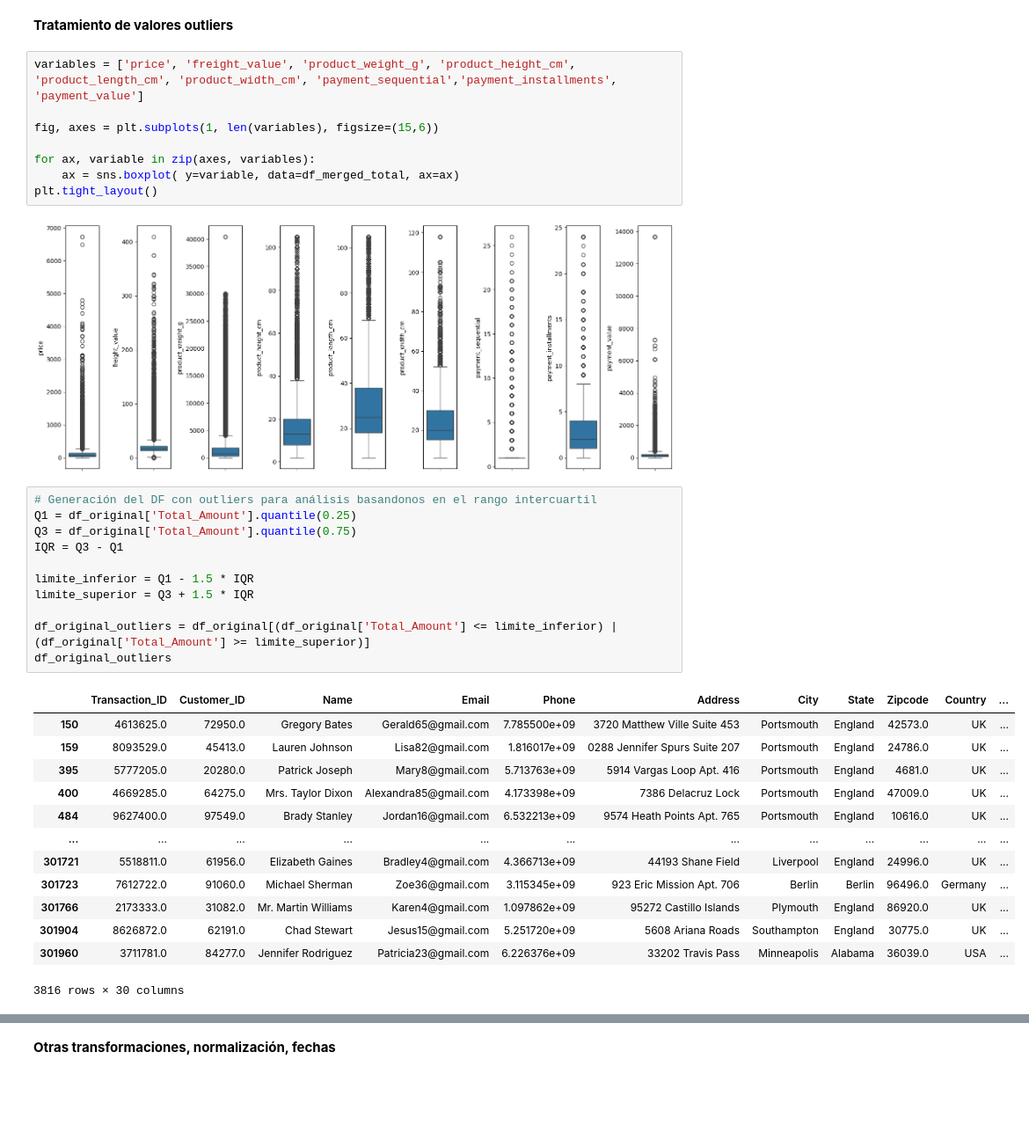
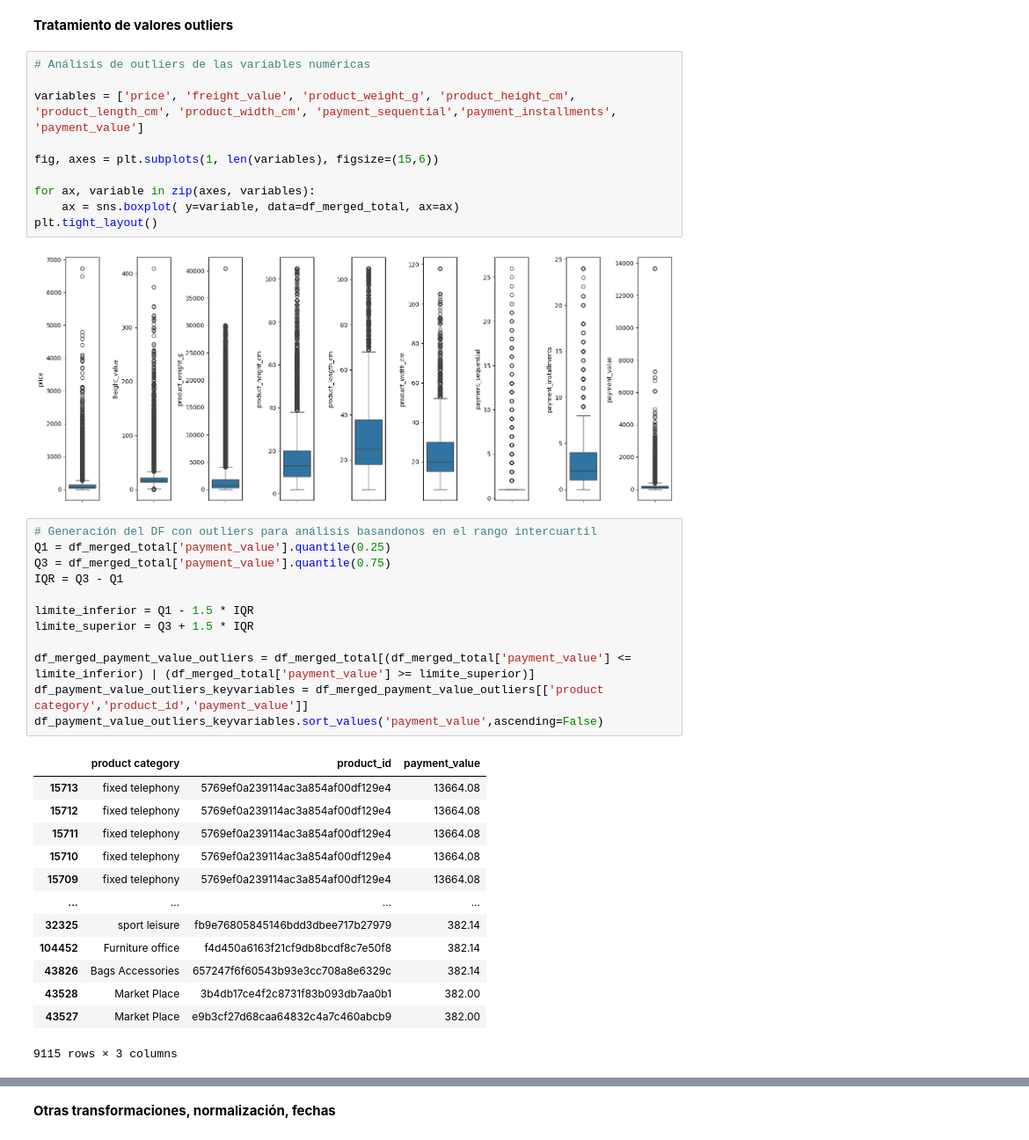
Before and after one commit to nicobotti91/coderds, a Jupyter notebook: etapas_basicas_dsii_botti_1er_entrega_testDSI.ipynb, the cells around one changed output, grey strips where cells are left out. Shown at 88% size. Drawn from its saved outputs; the diff is of its cells as text; blank space fills up the shorter version.

```diff
--- a/etapas_basicas_dsii_botti_1er_entrega_testDSI.ipynb
+++ b/etapas_basicas_dsii_botti_1er_entrega_testDSI.ipynb
@@ -386,6 +408,8 @@ df_merged_total = df_merged_total.dropna()
 # %% [markdown]
 **Tratamiento de valores outliers**
 # %%
+# Análisis de outliers de las variables numéricas
+
 variables = ['price', 'freight_value', 'product_weight_g', 'product_height_cm', 'product_length_cm', 'product_width_cm', 'payment_sequential','payment_installments', 'payment_value']
 
 fig, axes = plt.subplots(1, len(variables), figsize=(15,6))
@@ -397,26 +421,27 @@ plt.tight_layout()
 [figure]
 # %%
 # Generación del DF con outliers para análisis basandonos en el rango intercuartil
-Q1 = df_original['Total_Amount'].quantile(0.25)
-Q3 = df_original['Total_Amount'].quantile(0.75)
+Q1 = df_merged_total['payment_value'].quantile(0.25)
+Q3 = df_merged_total['payment_value'].quantile(0.75)
 IQR = Q3 - Q1
 
 limite_inferior = Q1 - 1.5 * IQR
 limite_superior = Q3 + 1.5 * IQR
 
-df_original_outliers = df_original[(df_original['Total_Amount'] <= limite_inferior) | (df_original['Total_Amount'] >= limite_superior)]
-df_original_outliers
+df_merged_payment_value_outliers = df_merged_total[(df_merged_total['payment_value'] <= limite_inferior) | (df_merged_total['payment_value'] >= limite_superior)]
+df_payment_value_outliers_keyvariables = df_merged_payment_value_outliers[['product category','product_id','payment_value']]
+df_payment_value_outliers_keyvariables.sort_values('payment_value',ascending=False)
 # %% [output]
-|  | Transaction_ID | Customer_ID | Name | Email | Phone | Address | City | State | Zipcode | Country | ... |
-| 150 | 4613625.0 | 72950.0 | Gregory Bates | Gerald65@gmail.com | 7.785500e+09 | 3720 Matthew Ville Suite 453 | Portsmouth | England | 42573.0 | UK | ... |
-| 159 | 8093529.0 | 45413.0 | Lauren Johnson | Lisa82@gmail.com | 1.816017e+09 | 0288 Jennifer Spurs Suite 207 | Portsmouth | England | 24786.0 | UK | ... |
-| 395 | 5777205.0 | 20280.0 | Patrick Joseph | Mary8@gmail.com | 5.713763e+09 | 5914 Vargas Loop Apt. 416 | Portsmouth | England | 4681.0 | UK | ... |
-| 400 | 4669285.0 | 64275.0 | Mrs. Taylor Dixon | Alexandra85@gmail.com | 4.173398e+09 | 7386 Delacruz Lock | Portsmouth | England | 47009.0 | UK | ... |
-| 484 | 9627400.0 | 97549.0 | Brady Stanley | Jordan16@gmail.com | 6.532213e+09 | 9574 Heath Points Apt. 765 | Portsmouth | England | 10616.0 | UK | ... |
-| ... | ... | ... | ... | ... | ... | ... | ... | ... | ... | ... | ... |
-| 301721 | 5518811.0 | 61956.0 | Elizabeth Gaines | Bradley4@gmail.com | 4.366713e+09 | 44193 Shane Field | Liverpool | England | 24996.0 | UK | ... |
-| 301723 | 7612722.0 | 91060.0 | Michael Sherman | Zoe36@gmail.com | 3.115345e+09 | 923 Eric Mission Apt. 706 | Berlin | Berlin | 96496.0 | Germany | ... |
-| 301766 | 2173333.0 | 31082.0 | Mr. Martin Williams | Karen4@gmail.com | 1.097862e+09 | 95272 Castillo Islands | Plymouth | England | 86920.0 | UK | ... |
-| 301904 | 8626872.0 | 62191.0 | Chad Stewart | Jesus15@gmail.com | 5.251720e+09 | 5608 Ariana Roads | Southampton | England | 30775.0 | UK | ... |
-| 301960 | 3711781.0 | 84277.0 | Jennifer Rodriguez | Patricia23@gmail.com | 6.226376e+09 | 33202 Travis Pass | Minneapolis | Alabama | 36039.0 | USA | ... |
+|  | product category | product_id | payment_value |
+| 15713 | fixed telephony | 5769ef0a239114ac3a854af00df129e4 | 13664.08 |
+| 15712 | fixed telephony | 5769ef0a239114ac3a854af00df129e4 | 13664.08 |
+| 15711 | fixed telephony | 5769ef0a239114ac3a854af00df129e4 | 13664.08 |
+| 15710 | fixed telephony | 5769ef0a239114ac3a854af00df129e4 | 13664.08 |
+| 15709 | fixed telephony | 5769ef0a239114ac3a854af00df129e4 | 13664.08 |
+| ... | ... | ... | ... |
+| 32325 | sport leisure | fb9e76805845146bdd3dbee717b27979 | 382.14 |
+| 104452 | Furniture office | f4d450a6163f21cf9db8bcdf8c7e50f8 | 382.14 |
+| 43826 | Bags Accessories | 657247f6f60543b93e3cc708a8e6329c | 382.14 |
+| 43528 | Market Place | 3b4db17ce4f2c8731f83b093db7aa0b1 | 382.00 |
+| 43527 | Market Place | e9b3cf27d68caa64832c4a7c460abcb9 | 382.00 |
-3816 rows × 30 columns
+9115 rows × 3 columns
```
Also changed, not shown: parts of 27 cells of this notebook.
